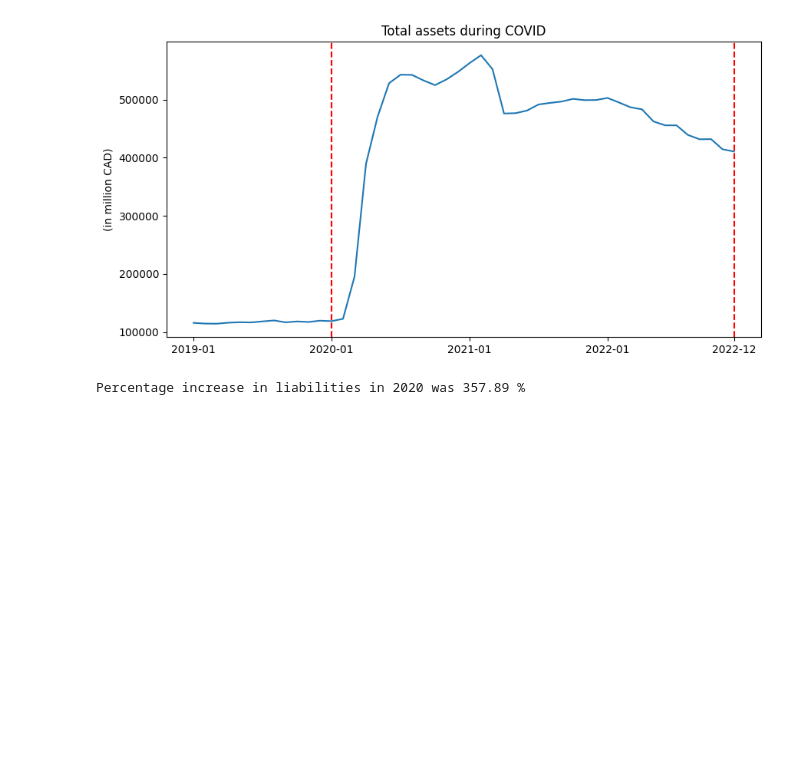
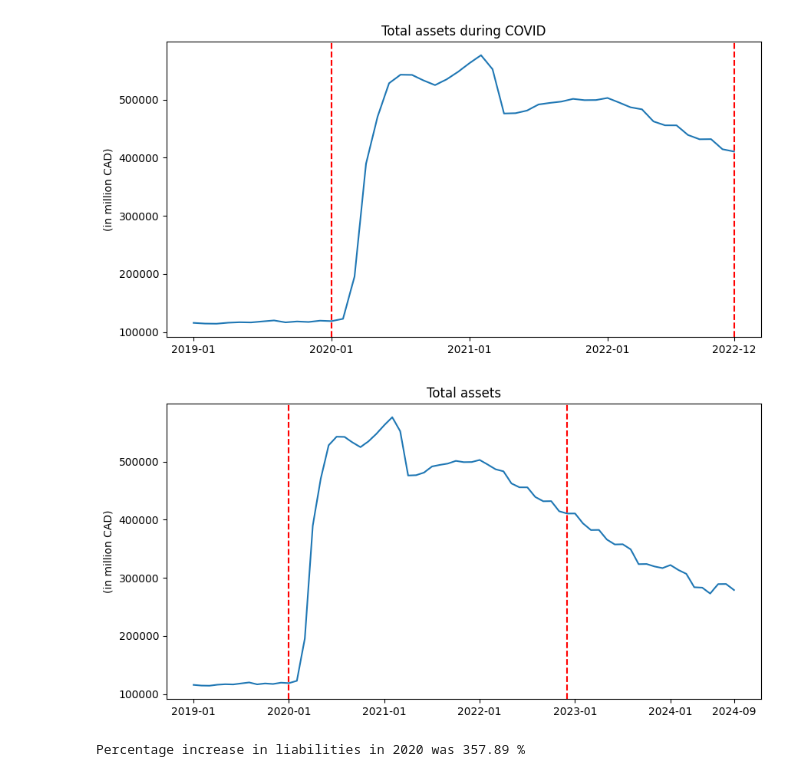
Before and after one commit to vanshuwjoshi/Bank-of-Canada-Assets-and-Liabilities, a Jupyter notebook: data_reporting.ipynb, the cells around one changed output. Cells and saved outputs as stored; diff of their text form; code cells hidden in the pictures; blank space fills up the shorter version.

Commit message:
Adding more graphs related to assets

```diff
--- a/data_reporting.ipynb
+++ b/data_reporting.ipynb
@@ -95,6 +95,25 @@ plt.title("Total assets during COVID")
 plt.show()
 # %% [output]
 [figure]
+# %%
+plt.figure(figsize=(10, 5))
+sns.lineplot(
+    data=data[
+        (data["Assets and liabilities"] == "Total assets")
+        & (data["REF_DATE"] >= "2019-01")
+    ],
+    x="REF_DATE",
+    y="VALUE",
+)
+plt.axvline(x="2020-01", linestyle='--',color='red')
+plt.axvline(x="2022-12", linestyle='--',color='red')
+plt.xticks(["2019-01", "2020-01", "2021-01", "2022-01", "2023-01", "2024-01", "2024-09"])
+plt.xlabel("")
+plt.ylabel("(in million CAD)")
+plt.title("Total assets")
+plt.show()
+# %% [output]
+[figure, added]
 # %%
 assets_end_2019 = data[
     (data["Assets and liabilities"] == "Total assets") & (data["REF_DATE"] == "2019-12")
```
